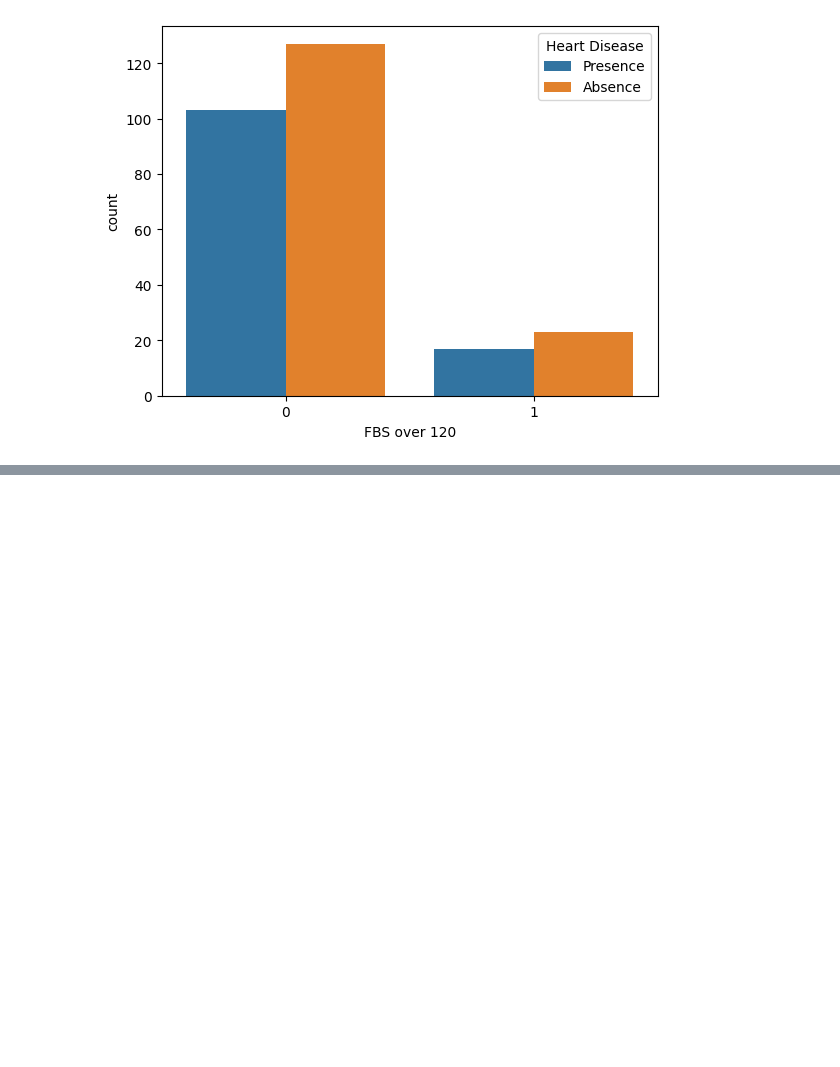
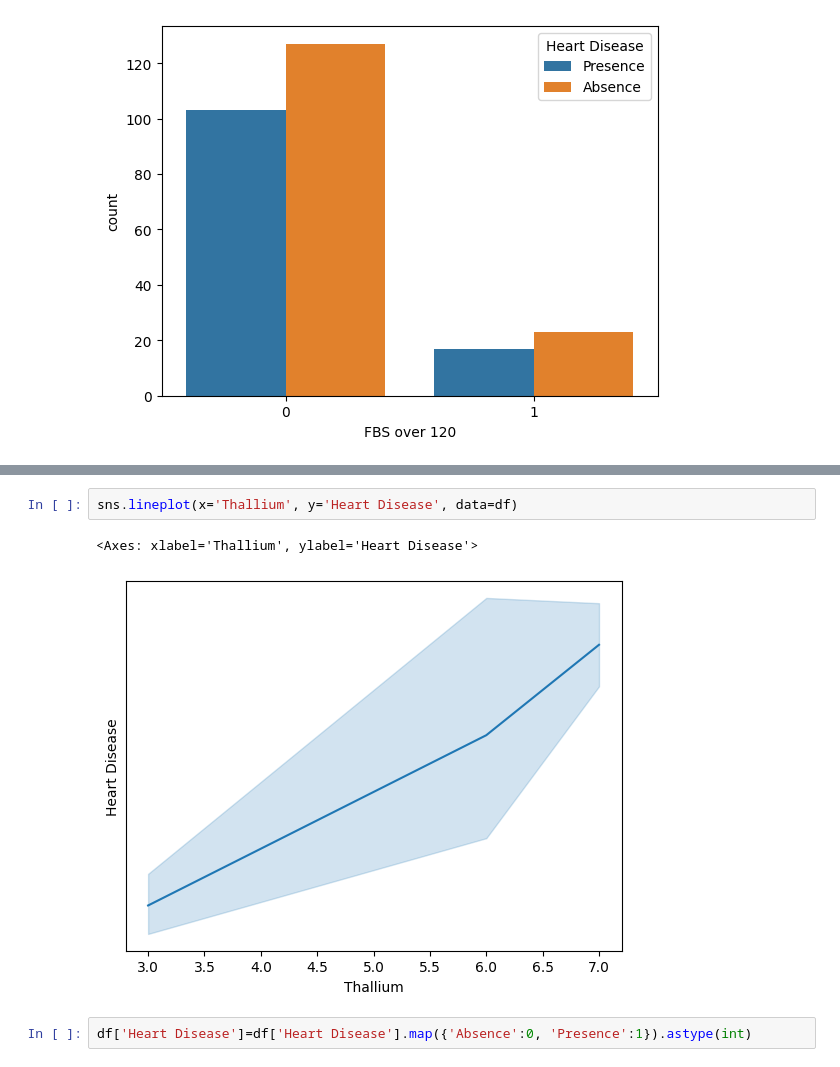
Before and after one commit to mayurimamdi/HeartHealthEDAandPred, a Jupyter notebook: notebook/EDAandPred.ipynb, the cells around one changed output, grey strips where cells are left out. Drawn from its saved outputs; the diff is of its cells as text; blank space fills up the shorter version.

```diff
--- a/notebook/EDAandPred.ipynb
+++ b/notebook/EDAandPred.ipynb
@@ -154,0 +174,7 @@ sns.countplot(x='FBS over 120', hue='Heart Disease', data=df)
+# %%
+sns.lineplot(x='Thallium', y='Heart Disease', data=df)
+# %% [output]
+<Axes: xlabel='Thallium', ylabel='Heart Disease'>
+[figure, added]
+# %%
+df['Heart Disease']=df['Heart Disease'].map({'Absence':0, 'Presence':1}).astype(int)
```
Also changed, not shown: parts of 18 cells of this notebook.
